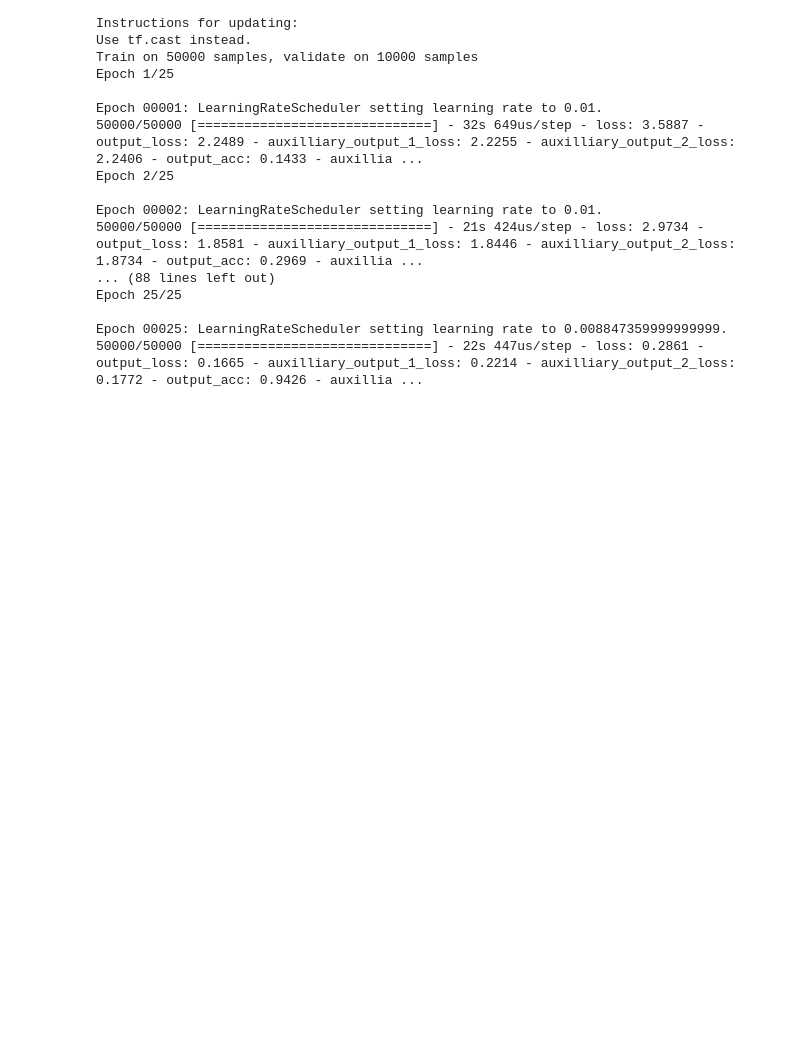
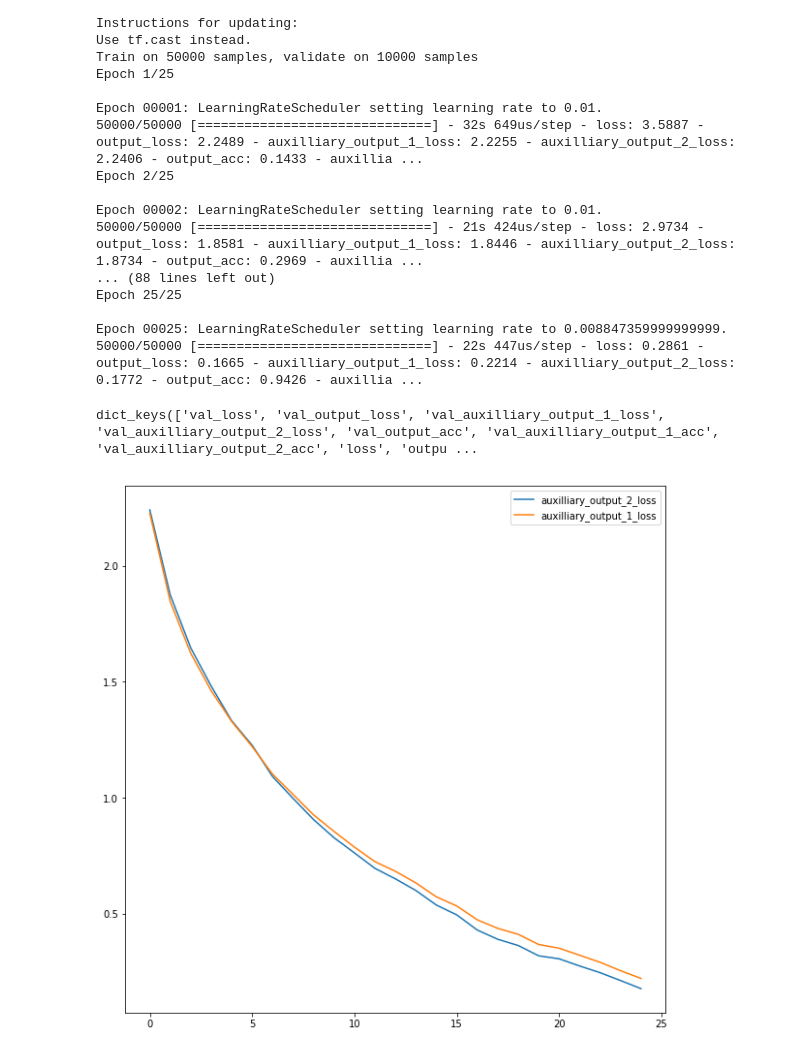
Before and after one commit to ChetanMadan/CNNs, a Jupyter notebook: inception/inception.ipynb, the cells around one changed output. Cells and saved outputs as stored; diff of their text form; code cells hidden in the pictures; blank space fills up the shorter version.

Commit message:
added plots

```diff
--- a/inception/inception.ipynb
+++ b/inception/inception.ipynb
@@ -202,3 +200,15 @@ Epoch 25/25
 
 Epoch 00025: LearningRateScheduler setting learning rate to 0.008847359999999999.
 50000/50000 [==============================] - 22s 447us/step - loss: 0.2861 - output_loss: 0.1665 - auxilliary_output_1_loss: 0.2214 - auxilliary_output_2_loss: 0.1772 - output_acc: 0.9426 - auxillia ...
+# %%
+history.history.keys()
+# %% [output]
+dict_keys(['val_loss', 'val_output_loss', 'val_auxilliary_output_1_loss', 'val_auxilliary_output_2_loss', 'val_output_acc', 'val_auxilliary_output_1_acc', 'val_auxilliary_output_2_acc', 'loss', 'outpu ...
+# %%
+plt.figure(figsize=[10,10])
+plt.plot(history.history['auxilliary_output_2_loss'])
+plt.plot(history.history['auxilliary_output_1_loss'])
+plt.legend(['auxilliary_output_2_loss','auxilliary_output_1_loss'])
+plt.show()
+# %% [output]
+[figure, added]
```
Also changed, not shown: parts of 3 cells of this notebook.
